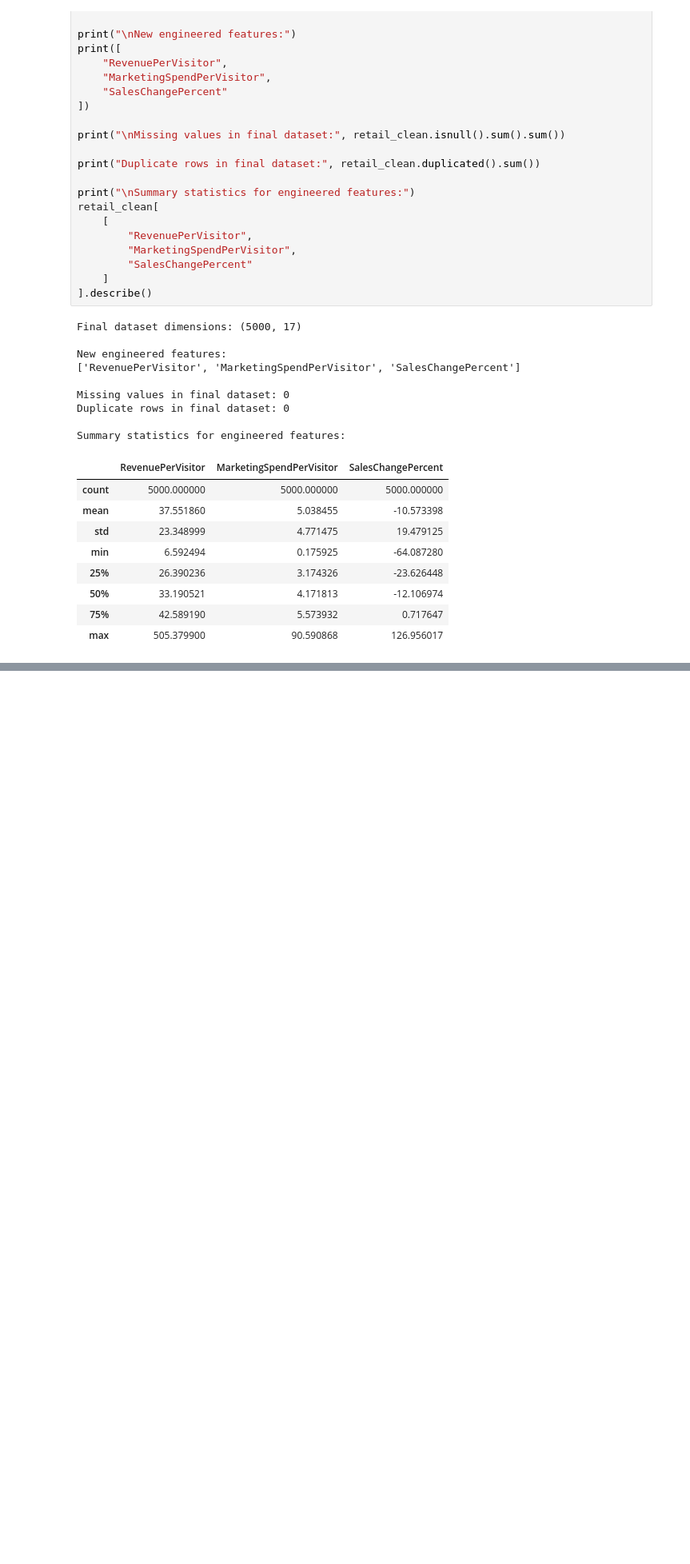
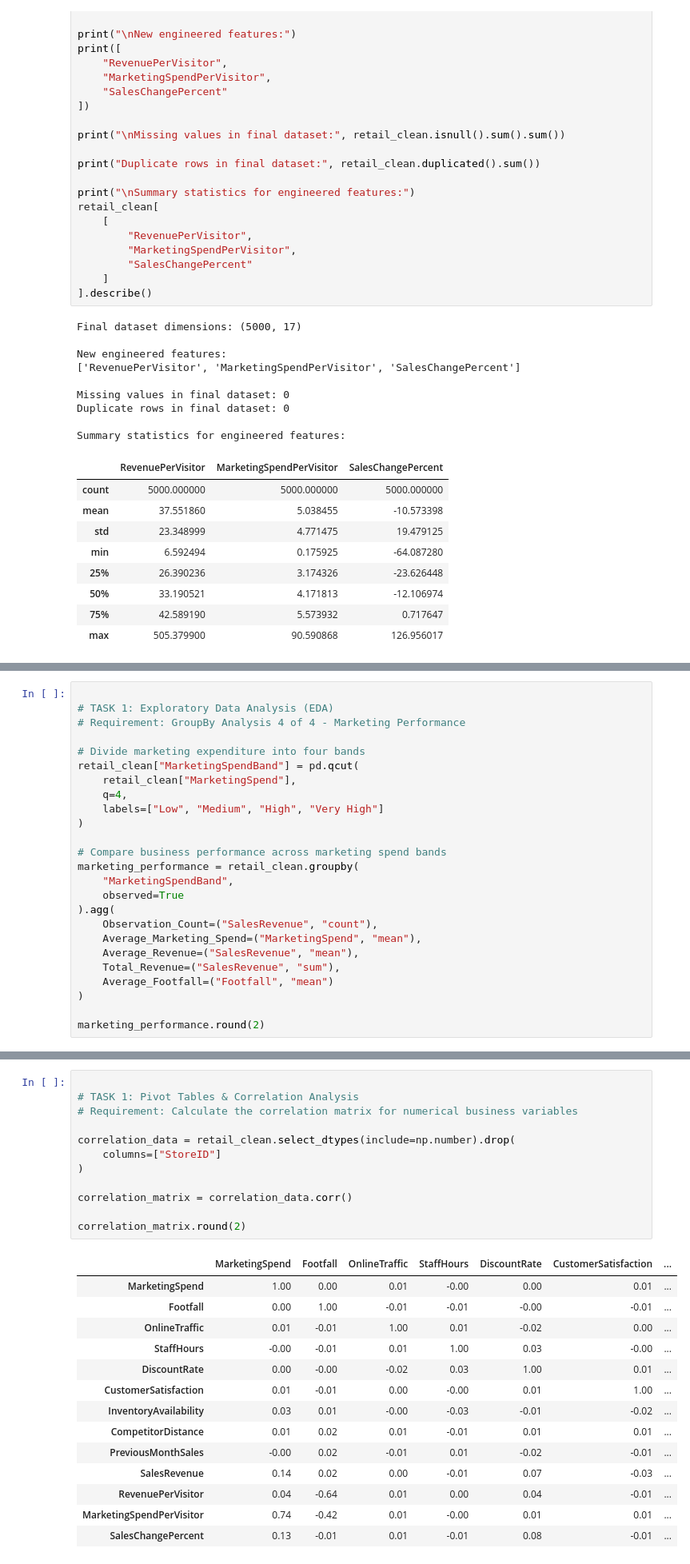
Before and after one commit to JackVC1/CA1-Data-Analytics-for-Business, a Jupyter notebook: notebooks/01_retail_performance.ipynb, the cells around one changed output, grey strips where cells are left out. Shown at 80% size. Cells and saved outputs as stored; diff of their text form; blank space fills up the shorter version.

```diff
--- a/notebooks/01_retail_performance.ipynb
+++ b/notebooks/01_retail_performance.ipynb
@@ -436,0 +551,25 @@ Summary statistics for engineered features:
+# %%
+
+# TASK 1: Exploratory Data Analysis (EDA)
+# Requirement: GroupBy Analysis 4 of 4 - Marketing Performance
+
+# Divide marketing expenditure into four bands
+retail_clean["MarketingSpendBand"] = pd.qcut(
+    retail_clean["MarketingSpend"],
+    q=4,
+    labels=["Low", "Medium", "High", "Very High"]
+)
+
+# Compare business performance across marketing spend bands
+marketing_performance = retail_clean.groupby(
+    "MarketingSpendBand",
+    observed=True
+).agg(
+    Observation_Count=("SalesRevenue", "count"),
+    Average_Marketing_Spend=("MarketingSpend", "mean"),
+    Average_Revenue=("SalesRevenue", "mean"),
+    Total_Revenue=("SalesRevenue", "sum"),
+    Average_Footfall=("Footfall", "mean")
+)
+
+marketing_performance.round(2)
@@ -436,0 +679,27 @@ Summary statistics for engineered features:
+# %%
+
+# TASK 1: Pivot Tables & Correlation Analysis
+# Requirement: Calculate the correlation matrix for numerical business variables
+
+correlation_data = retail_clean.select_dtypes(include=np.number).drop(
+    columns=["StoreID"]
+)
+
+correlation_matrix = correlation_data.corr()
+
+correlation_matrix.round(2)
+# %% [output]
+|  | MarketingSpend | Footfall | OnlineTraffic | StaffHours | DiscountRate | CustomerSatisfaction | ... |
+| MarketingSpend | 1.00 | 0.00 | 0.01 | -0.00 | 0.00 | 0.01 | ... |
+| Footfall | 0.00 | 1.00 | -0.01 | -0.01 | -0.00 | -0.01 | ... |
+| OnlineTraffic | 0.01 | -0.01 | 1.00 | 0.01 | -0.02 | 0.00 | ... |
+| StaffHours | -0.00 | -0.01 | 0.01 | 1.00 | 0.03 | -0.00 | ... |
+| DiscountRate | 0.00 | -0.00 | -0.02 | 0.03 | 1.00 | 0.01 | ... |
+| CustomerSatisfaction | 0.01 | -0.01 | 0.00 | -0.00 | 0.01 | 1.00 | ... |
+| InventoryAvailability | 0.03 | 0.01 | -0.00 | -0.03 | -0.01 | -0.02 | ... |
+| CompetitorDistance | 0.01 | 0.02 | 0.01 | -0.01 | 0.01 | 0.01 | ... |
+| PreviousMonthSales | -0.00 | 0.02 | -0.01 | 0.01 | -0.02 | -0.01 | ... |
+| SalesRevenue | 0.14 | 0.02 | 0.00 | -0.01 | 0.07 | -0.03 | ... |
+| RevenuePerVisitor | 0.04 | -0.64 | 0.01 | 0.00 | 0.04 | -0.01 | ... |
+| MarketingSpendPerVisitor | 0.74 | -0.42 | 0.01 | -0.00 | 0.01 | 0.01 | ... |
+| SalesChangePercent | 0.13 | -0.01 | 0.01 | -0.01 | 0.08 | -0.01 | ... |
```
Also changed, not shown: parts of 11 cells of this notebook.
